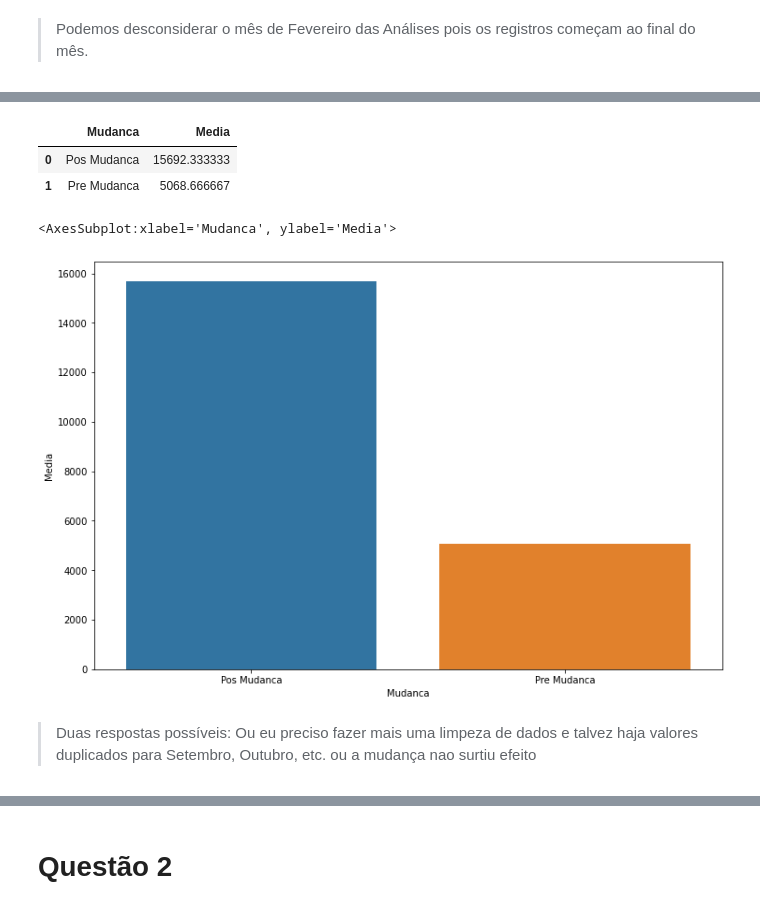
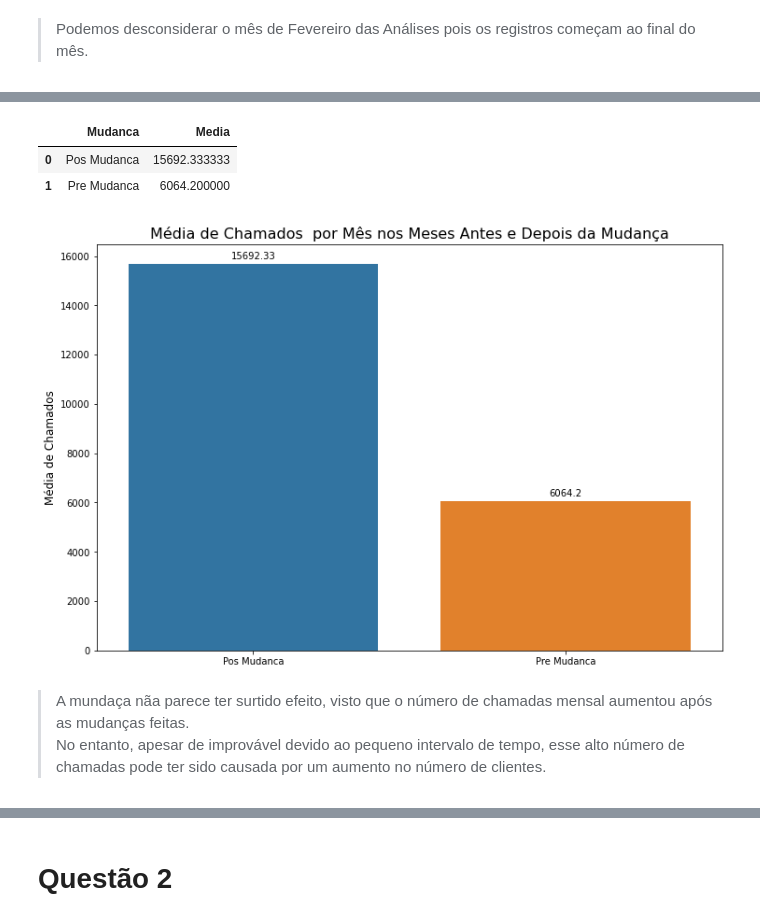
Before and after one commit to rafajovelho/Case3, a Jupyter notebook: Caso_TON.ipynb, the cells around one changed output, grey strips where cells are left out. Drawn from its saved outputs; the diff is of its cells as text; code cells hidden in the pictures.

```diff
--- a/Caso_TON.ipynb
+++ b/Caso_TON.ipynb
@@ -563,0 +635,13 @@ sns.barplot(data = grafico12, x = 'Mês', y = 'count')
+# %%
+# Gráfico de barras que representa a quantidade de chamadas por Mês
+plt.figure(figsize=(12,8))
+
+ax = sns.barplot(data = grafico12, x = 'Mês', y = 'count')
+plt.title('Número de Chamadas por Mês', fontdict={'fontsize':16})
+plt.xlabel('Mês', fontdict = {'fontsize': 12})
+plt.ylabel('Contagem', fontdict = {'fontsize': 12})
+
+for p in ax.patches:
+    ax.text(p.get_x() + p.get_width()/2, p.get_height()+ 200, round(p.get_height(), 2), horizontalalignment='center')
+
+plt.show()
@@ -564,4 +650,4 @@ sns.barplot(data = grafico12, x = 'Mês', y = 'count')
 # %%
 grafico13 = grafico12.copy()
+grafico13['mudanca'] = np.where((grafico13['Mês'] == 'Agosto') | (grafico13['Mês'] == 'Setembro') | (grafico13['Mês'] == 'Outubro'),'Pos Mudanca', 'Pre Mudanca')
 grafico13
-grafico13['media'] = np.where((grafico13['Mês'] == 'Agosto') | (grafico13['Mês'] == 'Setembro') | (grafico13['Mês'] == 'Outubro'),'Pos Mudanca', 'Pre Mudanca')
@@ -580,0 +665,4 @@ grafico13
+# %%
+# Vamos remover a linha referente a Fevereiro por ser um valor muito abaixo (há registro somente do final do mês em Fevereiro)
+grafico13.drop(0, axis= 0, inplace= True)
+grafico13
@@ -581,18 +679,26 @@ grafico13
 # %%
-grafico13 = grafico13.groupby('media').agg({'count':'mean'}).reset_index(drop = False)
+grafico13 = grafico13.groupby('mudanca').agg({'count':'mean'}).reset_index(drop = False)
 grafico13.columns = ['Mudanca', 'Media']
 grafico13
 # %% [output]
 |  | Mudanca | Media |
 | 0 | Pos Mudanca | 15692.333333 |
-| 1 | Pre Mudanca | 5068.666667 |
+| 1 | Pre Mudanca | 6064.200000 |
 # %%
 # Gráfico que mostra a média de chamadas antes e pós a mudança
 plt.figure(figsize=(12,8))
 
-sns.barplot(x = grafico13['Mudanca'] , y = grafico13['Media'])
+ax = sns.barplot(x = grafico13['Mudanca'] , y = grafico13['Media'])
+plt.title('Média de Chamados  por Mês nos Meses Antes e Depois da Mudança', fontdict={'fontsize':16})
+plt.xlabel('')
+plt.ylabel('Média de Chamados', fontdict = {'fontsize': 12})
+
+for p in ax.patches:
+    ax.text(p.get_x() + p.get_width()/2, p.get_height()+ 200, round(p.get_height(), 2), horizontalalignment='center')
+
+plt.show()
 # %% [output]
-<AxesSubplot:xlabel='Mudanca', ylabel='Media'>
-[figure, old version]
+[figure, new version]
-# %% [markdown]
-> Duas respostas possíveis: Ou eu preciso fazer mais uma limpeza de dados e talvez haja valores duplicados para Setembro, Outubro, etc. ou a mudança nao surtiu efeito
+# %% [markdown]
+> A mundaça nãa parece ter surtido efeito, visto que o número de chamadas mensal aumentou após as mudanças feitas.
+> No entanto, apesar de improvável devido ao pequeno intervalo de tempo, esse alto número de chamadas pode ter sido causada por um aumento no número de clientes.
```
Also changed, not shown: parts of 73 cells of this notebook.
